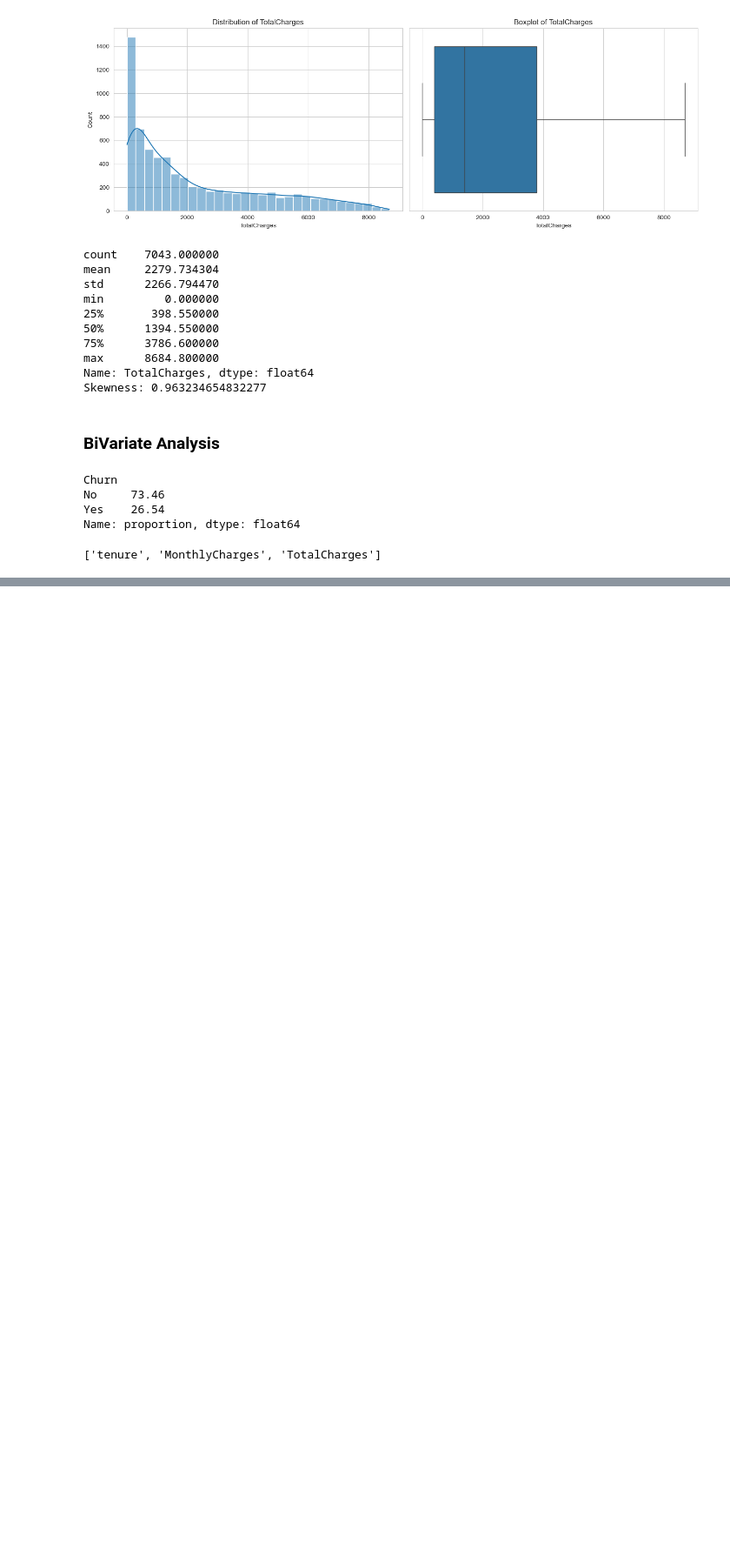
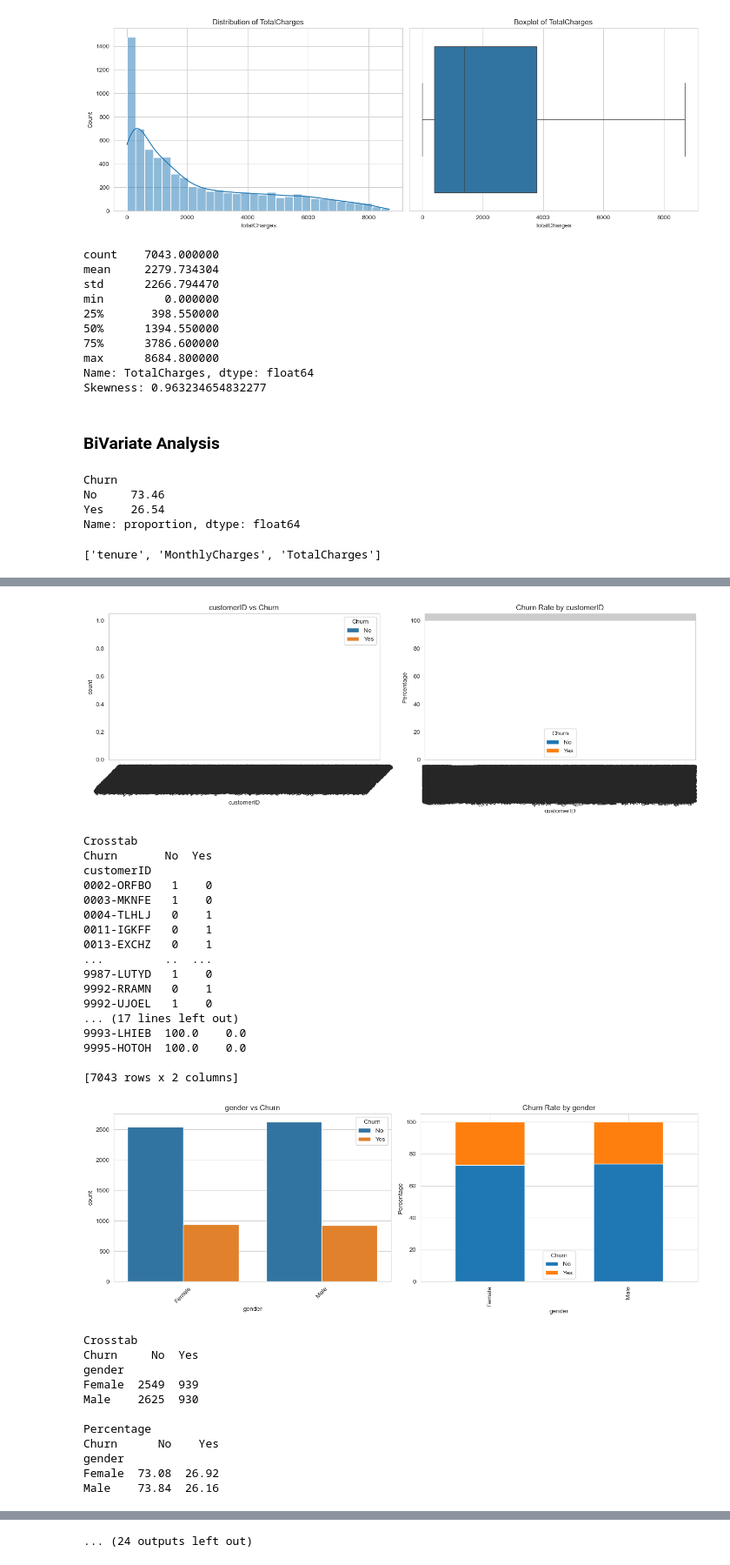
Before and after one commit to Oscar186/Customer-Churn-Prediction, a Jupyter notebook: notebooks/01_EDA.ipynb, the cells around one changed output, grey strips where cells are left out. Shown at 87% size. Cells and saved outputs as stored; diff of their text form; code cells hidden in the pictures; blank space fills up the shorter version.

```diff
--- a/notebooks/01_EDA.ipynb
+++ b/notebooks/01_EDA.ipynb
@@ -646,0 +716,72 @@ New_Categorical_Cols
+# %%
+def analyze_categorical_vs_target(df, column, target="Churn"):
+
+    fig, axes = plt.subplots(1, 2, figsize=(14, 5))
+
+    # Countplot
+    sns.countplot(
+        data=df,
+        x=column,
+        hue=target,
+        ax=axes[0]
+    )
+
+    axes[0].tick_params(axis="x", rotation=45)
+    axes[0].set_title(f"{column} vs {target}")
+
+    # Churn Rate
+    churn_rate = (
+        pd.crosstab(df[column], df[target], normalize="index") * 100
+    )
+
+    churn_rate.plot(
+        kind="bar",
+        stacked=True,
+        ax=axes[1]
+    )
+
+    axes[1].set_ylabel("Percentage")
+    axes[1].set_title(f"Churn Rate by {column}")
+
+    plt.tight_layout()
+    plt.show()
+
+    print("\nCrosstab")
+    print(pd.crosstab(df[column], df[target]))
+
+    print("\nPercentage")
+    print(churn_rate.round(2))
+# %%
+for col in New_Categorical_Cols:
+    analyze_categorical_vs_target(df, col)
+# %% [output]
+[figure, added]
+Crosstab
+Churn       No  Yes
+customerID
+0002-ORFBO   1    0
+0003-MKNFE   1    0
+0004-TLHLJ   0    1
+0011-IGKFF   0    1
+0013-EXCHZ   0    1
+...         ..  ...
+9987-LUTYD   1    0
+9992-RRAMN   0    1
+9992-UJOEL   1    0
+... (17 lines left out)
+9993-LHIEB  100.0    0.0
+9995-HOTOH  100.0    0.0
+
+[7043 rows x 2 columns]
+[figure, added]
+Crosstab
+Churn     No  Yes
+gender
+Female  2549  939
+Male    2625  930
+
+Percentage
+Churn      No    Yes
+gender
+Female  73.08  26.92
+Male    73.84  26.16
@@ -646,0 +838 @@ New_Categorical_Cols
+... (24 outputs left out)
```
Also changed, not shown: parts of 5 cells of this notebook, 1 other file.
